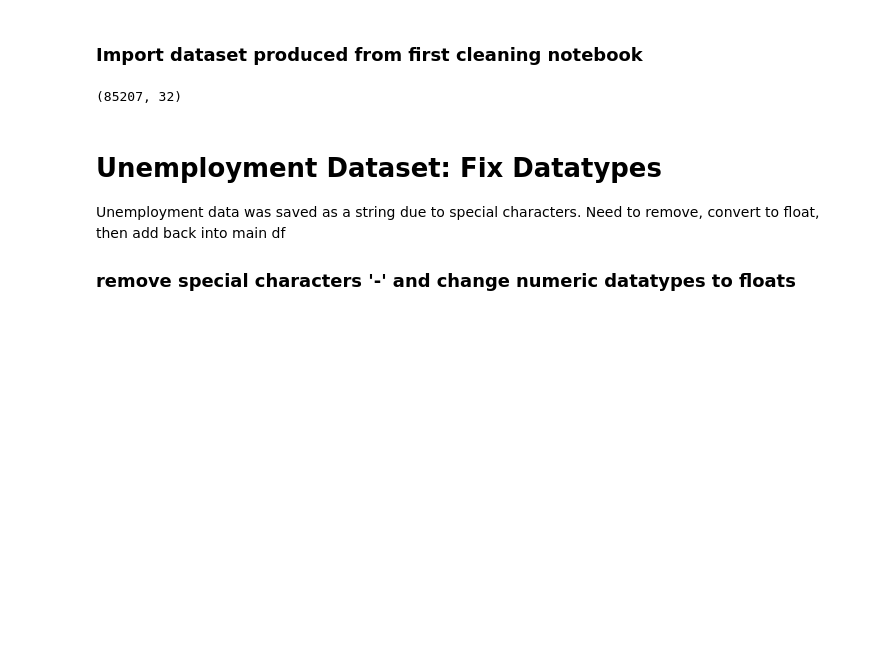
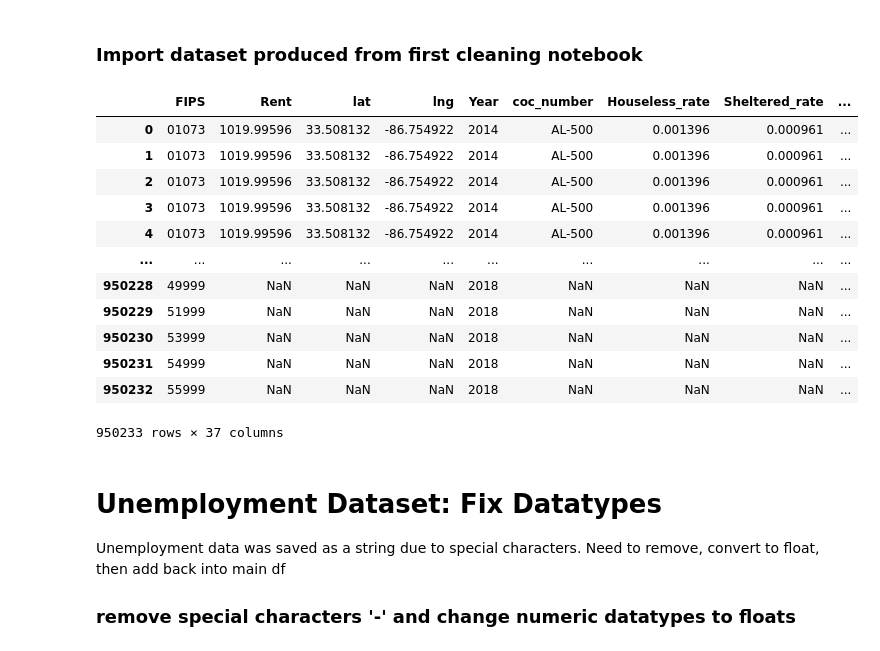
Before and after one commit to khyateed/projecting-food-insecurity, a Jupyter notebook: notebooks/cleaning_pt2.ipynb, the cells around one changed output. Saved outputs shown, nothing was run; the diff lists cells and outputs as text; code cells hidden in the pictures; blank space fills up the shorter version.

```diff
--- a/notebooks/cleaning_pt2.ipynb
+++ b/notebooks/cleaning_pt2.ipynb
@@ -19,12 +19,24 @@ with open('../pickled/partially_cleaned_data.pickle', "rb") as input_file:
     df = pickle.load(input_file)
 
 # retain "all ages" rows and observations that dont have age data, then drop un needed features
-df = pd.concat([df[df.AGEGRP=='All Ages'],df[df.AGEGRP.isnull()]]).drop(['lat', 'lng','AGEGRP',
-                                'Number Food Insecure Individuals','Child FI Rate'], axis=1)
+# df = pd.concat([df[df.AGEGRP=='All Ages'],df[df.AGEGRP.isnull()]]).drop(['lat', 'lng','AGEGRP',
+#                                 'Number Food Insecure Individuals','Child FI Rate'], axis=1)
 # %%
-df.shape
+df
 # %% [output]
+|  | FIPS | Rent | lat | lng | Year | coc_number | Houseless_rate | Sheltered_rate | ... |
+| 0 | 01073 | 1019.99596 | 33.508132 | -86.754922 | 2014 | AL-500 | 0.001396 | 0.000961 | ... |
+| 1 | 01073 | 1019.99596 | 33.508132 | -86.754922 | 2014 | AL-500 | 0.001396 | 0.000961 | ... |
+| 2 | 01073 | 1019.99596 | 33.508132 | -86.754922 | 2014 | AL-500 | 0.001396 | 0.000961 | ... |
+| 3 | 01073 | 1019.99596 | 33.508132 | -86.754922 | 2014 | AL-500 | 0.001396 | 0.000961 | ... |
+| 4 | 01073 | 1019.99596 | 33.508132 | -86.754922 | 2014 | AL-500 | 0.001396 | 0.000961 | ... |
+| ... | ... | ... | ... | ... | ... | ... | ... | ... | ... |
+| 950228 | 49999 | NaN | NaN | NaN | 2018 | NaN | NaN | NaN | ... |
+| 950229 | 51999 | NaN | NaN | NaN | 2018 | NaN | NaN | NaN | ... |
+| 950230 | 53999 | NaN | NaN | NaN | 2018 | NaN | NaN | NaN | ... |
+| 950231 | 54999 | NaN | NaN | NaN | 2018 | NaN | NaN | NaN | ... |
+| 950232 | 55999 | NaN | NaN | NaN | 2018 | NaN | NaN | NaN | ... |
-(85207, 32)
+950233 rows × 37 columns
 # %% [markdown]
 # Unemployment Dataset: Fix Datatypes
 Unemployment data was saved as a string due to special characters. Need to remove, convert to float, then add back into main df
```
Also changed, not shown: 4 other files.
